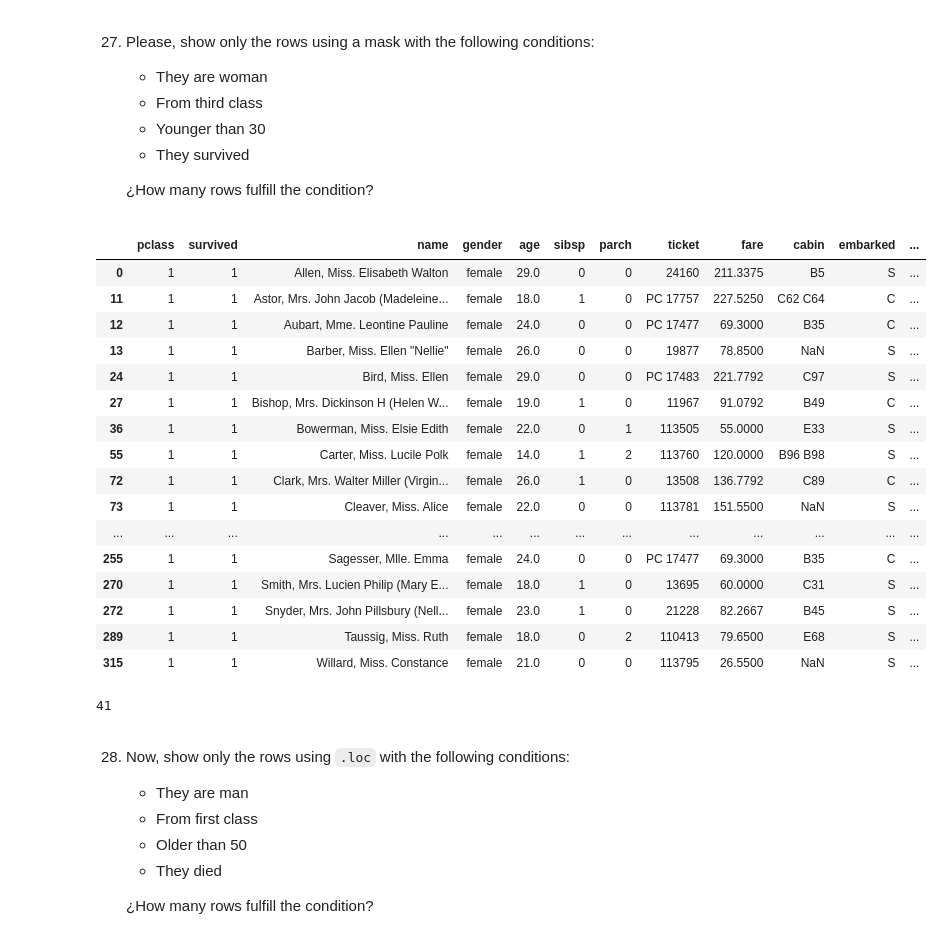
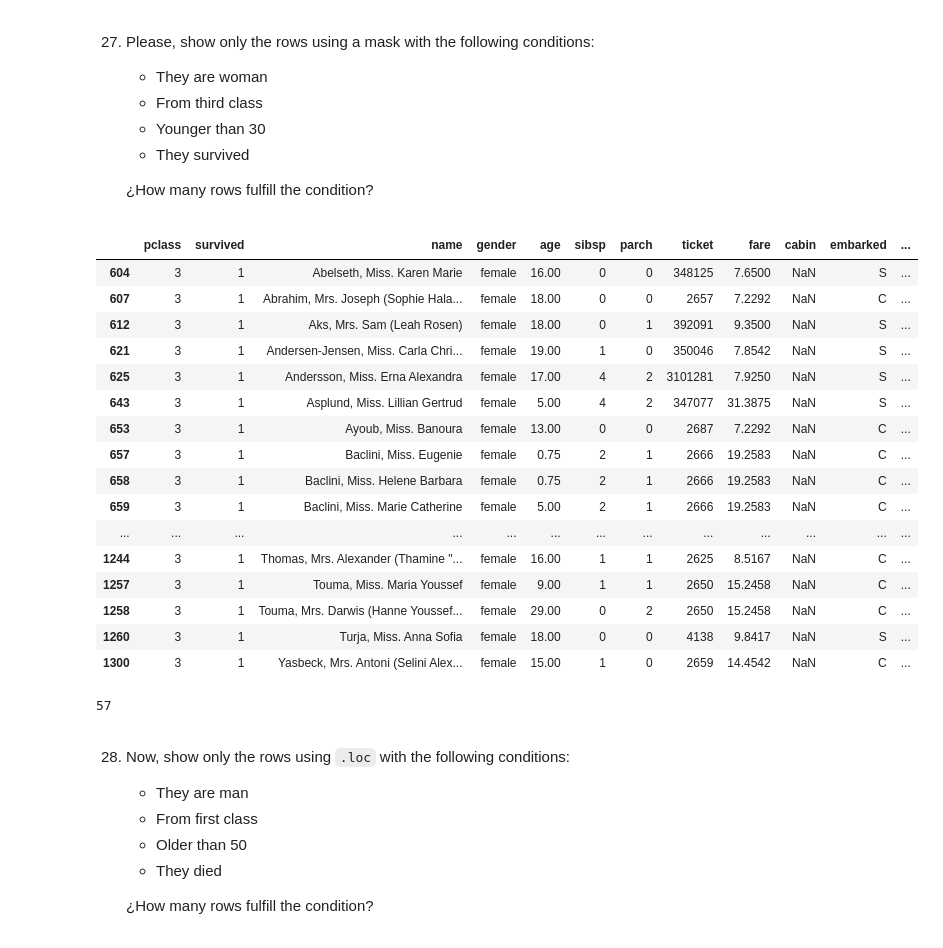
Before and after one commit to naiamerino/2026-02-BILBAO-FT-Data-Science, a Jupyter notebook: 2-Data_Analysis/2-Pandas/Practica/7-Titanic/Titanic-exercise_NMG.ipynb, the cells around one changed output. Cells and saved outputs as stored; diff of their text form; code cells hidden in the pictures.

```diff
--- a/2-Data_Analysis/2-Pandas/Practica/7-Titanic/Titanic-exercise_NMG.ipynb
+++ b/2-Data_Analysis/2-Pandas/Practica/7-Titanic/Titanic-exercise_NMG.ipynb
@@ -495,30 +514,31 @@ counted.sort_values(by="total", ascending=False)
 
     ¿How many rows fulfill the condition?
 # %%
-titanic[(titanic["gender"]=="female") & (titanic ["pclass"] == 1) & (titanic["age"]<30) & (titanic ["survived"] == 1)]
+#Era tercera clase! Había puesto primera
+titanic[(titanic["gender"]=="female") & (titanic ["pclass"] == 3) & (titanic["age"]<30) & (titanic ["survived"] == 1)]
 # %% [output]
 |  | pclass | survived | name | gender | age | sibsp | parch | ticket | fare | cabin | embarked | ... |
-| 0 | 1 | 1 | Allen, Miss. Elisabeth Walton | female | 29.0 | 0 | 0 | 24160 | 211.3375 | B5 | S | ... |
-| 11 | 1 | 1 | Astor, Mrs. John Jacob (Madeleine... | female | 18.0 | 1 | 0 | PC 17757 | 227.5250 | C62 C64 | C | ... |
-| 12 | 1 | 1 | Aubart, Mme. Leontine Pauline | female | 24.0 | 0 | 0 | PC 17477 | 69.3000 | B35 | C | ... |
-| 13 | 1 | 1 | Barber, Miss. Ellen "Nellie" | female | 26.0 | 0 | 0 | 19877 | 78.8500 | NaN | S | ... |
-| 24 | 1 | 1 | Bird, Miss. Ellen | female | 29.0 | 0 | 0 | PC 17483 | 221.7792 | C97 | S | ... |
-| 27 | 1 | 1 | Bishop, Mrs. Dickinson H (Helen W... | female | 19.0 | 1 | 0 | 11967 | 91.0792 | B49 | C | ... |
-| 36 | 1 | 1 | Bowerman, Miss. Elsie Edith | female | 22.0 | 0 | 1 | 113505 | 55.0000 | E33 | S | ... |
-| 55 | 1 | 1 | Carter, Miss. Lucile Polk | female | 14.0 | 1 | 2 | 113760 | 120.0000 | B96 B98 | S | ... |
-| 72 | 1 | 1 | Clark, Mrs. Walter Miller (Virgin... | female | 26.0 | 1 | 0 | 13508 | 136.7792 | C89 | C | ... |
-| 73 | 1 | 1 | Cleaver, Miss. Alice | female | 22.0 | 0 | 0 | 113781 | 151.5500 | NaN | S | ... |
+| 604 | 3 | 1 | Abelseth, Miss. Karen Marie | female | 16.00 | 0 | 0 | 348125 | 7.6500 | NaN | S | ... |
+| 607 | 3 | 1 | Abrahim, Mrs. Joseph (Sophie Hala... | female | 18.00 | 0 | 0 | 2657 | 7.2292 | NaN | C | ... |
+| 612 | 3 | 1 | Aks, Mrs. Sam (Leah Rosen) | female | 18.00 | 0 | 1 | 392091 | 9.3500 | NaN | S | ... |
+| 621 | 3 | 1 | Andersen-Jensen, Miss. Carla Chri... | female | 19.00 | 1 | 0 | 350046 | 7.8542 | NaN | S | ... |
+| 625 | 3 | 1 | Andersson, Miss. Erna Alexandra | female | 17.00 | 4 | 2 | 3101281 | 7.9250 | NaN | S | ... |
+| 643 | 3 | 1 | Asplund, Miss. Lillian Gertrud | female | 5.00 | 4 | 2 | 347077 | 31.3875 | NaN | S | ... |
+| 653 | 3 | 1 | Ayoub, Miss. Banoura | female | 13.00 | 0 | 0 | 2687 | 7.2292 | NaN | C | ... |
+| 657 | 3 | 1 | Baclini, Miss. Eugenie | female | 0.75 | 2 | 1 | 2666 | 19.2583 | NaN | C | ... |
+| 658 | 3 | 1 | Baclini, Miss. Helene Barbara | female | 0.75 | 2 | 1 | 2666 | 19.2583 | NaN | C | ... |
+| 659 | 3 | 1 | Baclini, Miss. Marie Catherine | female | 5.00 | 2 | 1 | 2666 | 19.2583 | NaN | C | ... |
 | ... | ... | ... | ... | ... | ... | ... | ... | ... | ... | ... | ... | ... |
-| 255 | 1 | 1 | Sagesser, Mlle. Emma | female | 24.0 | 0 | 0 | PC 17477 | 69.3000 | B35 | C | ... |
-| 270 | 1 | 1 | Smith, Mrs. Lucien Philip (Mary E... | female | 18.0 | 1 | 0 | 13695 | 60.0000 | C31 | S | ... |
-| 272 | 1 | 1 | Snyder, Mrs. John Pillsbury (Nell... | female | 23.0 | 1 | 0 | 21228 | 82.2667 | B45 | S | ... |
-| 289 | 1 | 1 | Taussig, Miss. Ruth | female | 18.0 | 0 | 2 | 110413 | 79.6500 | E68 | S | ... |
-| 315 | 1 | 1 | Willard, Miss. Constance | female | 21.0 | 0 | 0 | 113795 | 26.5500 | NaN | S | ... |
+| 1244 | 3 | 1 | Thomas, Mrs. Alexander (Thamine "... | female | 16.00 | 1 | 1 | 2625 | 8.5167 | NaN | C | ... |
+| 1257 | 3 | 1 | Touma, Miss. Maria Youssef | female | 9.00 | 1 | 1 | 2650 | 15.2458 | NaN | C | ... |
+| 1258 | 3 | 1 | Touma, Mrs. Darwis (Hanne Youssef... | female | 29.00 | 0 | 2 | 2650 | 15.2458 | NaN | C | ... |
+| 1260 | 3 | 1 | Turja, Miss. Anna Sofia | female | 18.00 | 0 | 0 | 4138 | 9.8417 | NaN | S | ... |
+| 1300 | 3 | 1 | Yasbeck, Mrs. Antoni (Selini Alex... | female | 15.00 | 1 | 0 | 2659 | 14.4542 | NaN | C | ... |
 # %%
 # Cuantas filas cumplen la condición? Con len
-len (titanic[(titanic["gender"]=="female") & (titanic ["pclass"] == 1) & (titanic["age"]<30) & (titanic ["survived"] == 1)])
+len (titanic[(titanic["gender"]=="female") & (titanic ["pclass"] == 3) & (titanic["age"]<30) & (titanic ["survived"] == 1)])
 # %% [output]
-41
+57
 # %% [markdown]
 28. Now, show only the rows using `.loc` with the following conditions:
     - They are man
```
Also changed, not shown: parts of 21 cells of this notebook, 15 other files.
